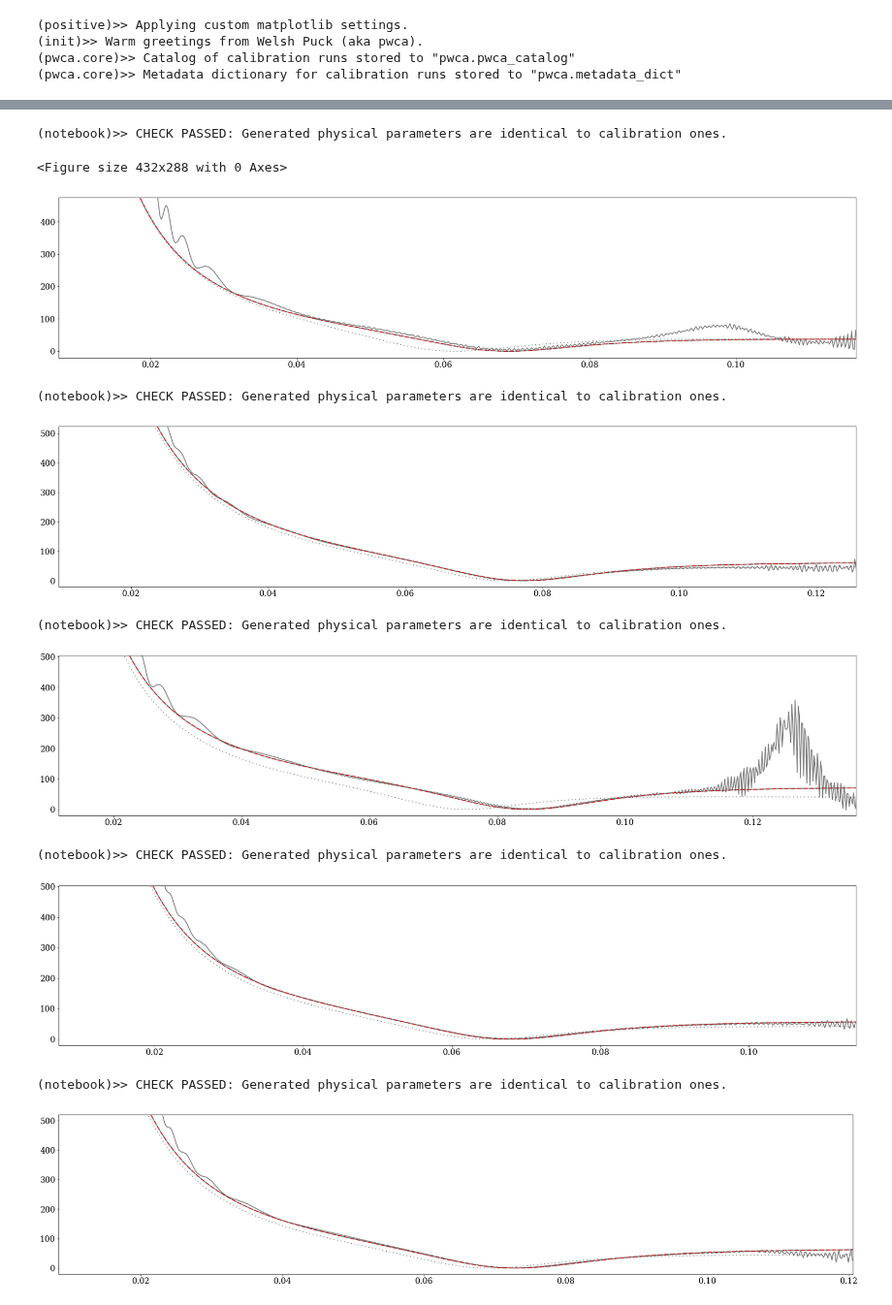
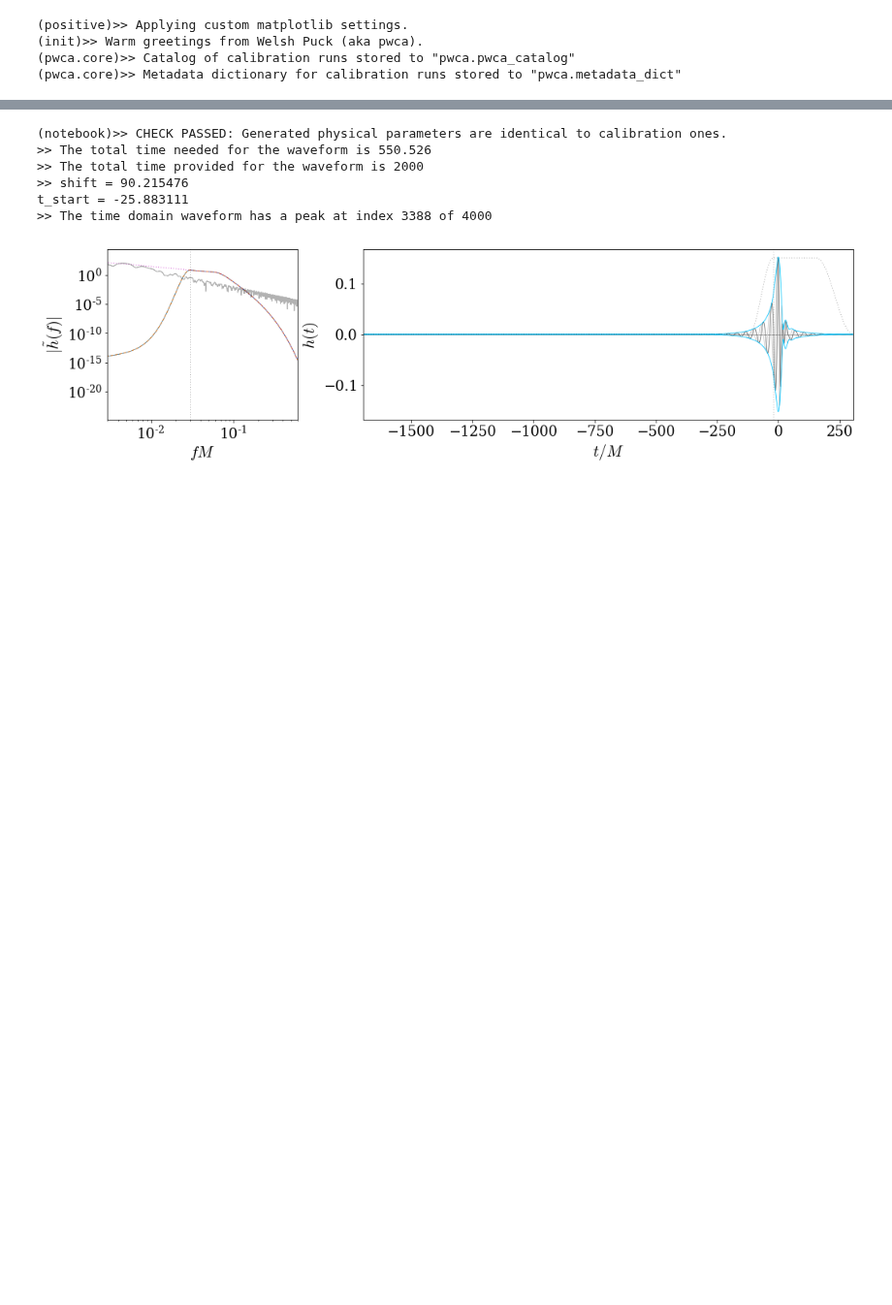
Before and after one commit to Cyberface/puck, a Jupyter notebook: ll/issues/5_generate_model_waveform.ipynb, the cells around one changed output, grey strips where cells are left out. Shown at 97% size. Saved outputs shown, nothing was run; the diff lists cells and outputs as text; code cells hidden in the pictures; blank space fills up the shorter version.

Commit message:
starting example for generator and making package portable by making data paths relative to package location

```diff
--- a/ll/issues/5_generate_model_waveform.ipynb
+++ b/ll/issues/5_generate_model_waveform.ipynb
@@ -40,6 +28,0 @@ scsearch( catalog=pwca_catalog, verbose=True );
-# %%
-datadir = '/Users/book/KOALA/puck/ll/data/version2/'
-
-# Load and unpuack physical parameter space
-raw_domain = loadtxt(datadir+'fit_intial_binary_parameters.txt')
-theta,m1,m2,eta,delta,chi_eff,chi_p,chi1,chi2 = raw_domain.T
@@ -65,7 +46,7 @@ ncol = 2
 # ax = ax.flatten()
 
 #
-tight_layout(1,2,10)
+# tight_layout(1,2,10)
 lw = 2
 
 # Plot diagnostics for all calibration cases
@@ -117,49 +98,76 @@ for a in pwca_catalog:
     #
     d_model_phi = spline_diff( raw_fp, model_phi )
     adjusted_d_model_phi = d_model_phi - min(d_model_phi[(raw_fp>=fmin) & (raw_fp<=fmax)])
 
     #
     raw_f,raw_amp_td,raw_amp_fd,raw_dphi_td,raw_dphi_fd = raw_data
     adjusted_raw_dphi_td = raw_dphi_td-min( raw_dphi_td[ (raw_f>=fmin) & (raw_f<=fmax)  ])
     f,amp_td,amp_fd,dphi_td,dphi_fd = data.T
 
     #
     raw_positive_mask = raw_f>0
     raw_fp = raw_f[raw_positive_mask]
 
     #
     phenomd_dphi   = template_dphi( raw_fp )
     opt_model_dphi = template_dphi( raw_fp, opt_nu4, opt_nu5, opt_nu6 )
     model_dphi     = template_dphi( raw_fp, nu4, nu5, nu6 )
 
     #
-    figure( figsize=2*figaspect(0.618/3) )
+    y = generate_pwca_waveform( raw_fp, a.m1, a.m2, a.X1, a.X2, a.L )
+    full_model_phi = unwrap( -angle(y) )
 
     #
-    plot( raw_f, adjusted_raw_dphi_td, label='Symmetrised NR', color='k', alpha=0.5, lw=2 )
+    d_full_model_phi = spline_diff( raw_fp, full_model_phi )
+    adjusted_d_full_model_phi = d_full_model_phi - min(d_full_model_phi[(raw_fp>=fmin) & (raw_fp<=fmax)])
+
+    # #
+    # # sca(ax[ax_id]); ax_id += 1
+    # figure( figsize=3*figaspect(0.618/2) )
     #
-    #plot( raw_fp, opt_model_dphi, ls='-', color='c', lw=1, label='Waveform fit' )
-    plot( raw_fp, model_dphi, ls='-', color='c', lw=2, label='End Model' )
-    plot( raw_fp, phenomd_dphi, color='k', ls=':', alpha=0.5, label='PhenomD', lw=2 )
+    # #
+    # plot( raw_f, adjusted_raw_dphi_td, label='Symmetrised NR', color='k', alpha=0.5, lw=2 )
+    # #
+    # plot( raw_fp, model_dphi, ls='-', color='c', lw=2, label='End Model' )
+    # plot( raw_fp, phenomd_dphi, color='k', ls=':', alpha=1, label='PhenomD', lw=2 )
+    #
+    # #
+    # plot( raw_fp, adjusted_d_model_phi, color='r', ls='--', label='*Derivative of End Model Phase', lw=2 )
+    # plot( raw_fp, adjusted_d_full_model_phi, color='k', ls='-', label='*Derivative of Full Model Phase', lw=1 )
+    #
+    # #
+    # ylim(lim(dphi_td,dilate=0.1)+array([0,300]))
+    # xlim(lim(f,dilate=0.5))
+
+    # #
+    # axvspan( min(xlim()), fmin, alpha=0.05, color='k')
+    # axvspan( fmax, max(xlim()), alpha=0.05, color='k')
+    #
+    # #
+    # legend(ncol=2,loc=1)
+    # ylabel(r'$|\tilde{h}_{22}(f)|$')
+    # if (ax_id==len(pwca_catalog)) or (ax_id==1):
+    #     xlabel('$fM$')
+    # title(a.simname,loc='left',size=12)
 
     #
-    plot( raw_fp, adjusted_d_model_phi, color='r', ls='--', lw=2 )
+    ff = linspace(min(raw_fp),max(raw_fp),10000)
+    y = generate_pwca_waveform( ff, a.m1, a.m2, a.X1, a.X2, a.L )
 
     #
-    ylim(lim(dphi_td,dilate=0.1)+array([0,300]))
-    xlim(lim(f,dilate=0.5))
+    fstart = 0.03
+    N = 4000
+    model_data = ( ff, abs(y), unwrap(angle(y)) )
+    dt = 0.5
+    y_td,t,t_shift = phenom2td( fstart, N, dt, model_data, plot=True, verbose=True, fmax=0.3, ringdown_pad=300 )
 
     #
-    show()
+    break
 # %% [output]
 (notebook)>> CHECK PASSED: Generated physical parameters are identical to calibration ones.
+>> The total time needed for the waveform is 550.526
+>> The total time provided for the waveform is 2000
+>> shift = 90.215476
+t_start = -25.883111
+>> The time domain waveform has a peak at index 3388 of 4000
-<Figure size 432x288 with 0 Axes>
-[figure, old version]
+[figure, new version]
-(notebook)>> CHECK PASSED: Generated physical parameters are identical to calibration ones.
-[figure, removed]
-(notebook)>> CHECK PASSED: Generated physical parameters are identical to calibration ones.
-[figure, removed]
-(notebook)>> CHECK PASSED: Generated physical parameters are identical to calibration ones.
-[figure, removed]
-(notebook)>> CHECK PASSED: Generated physical parameters are identical to calibration ones.
-[figure, removed]
```
Also changed, not shown: parts of 5 cells of this notebook, 14 other files.
